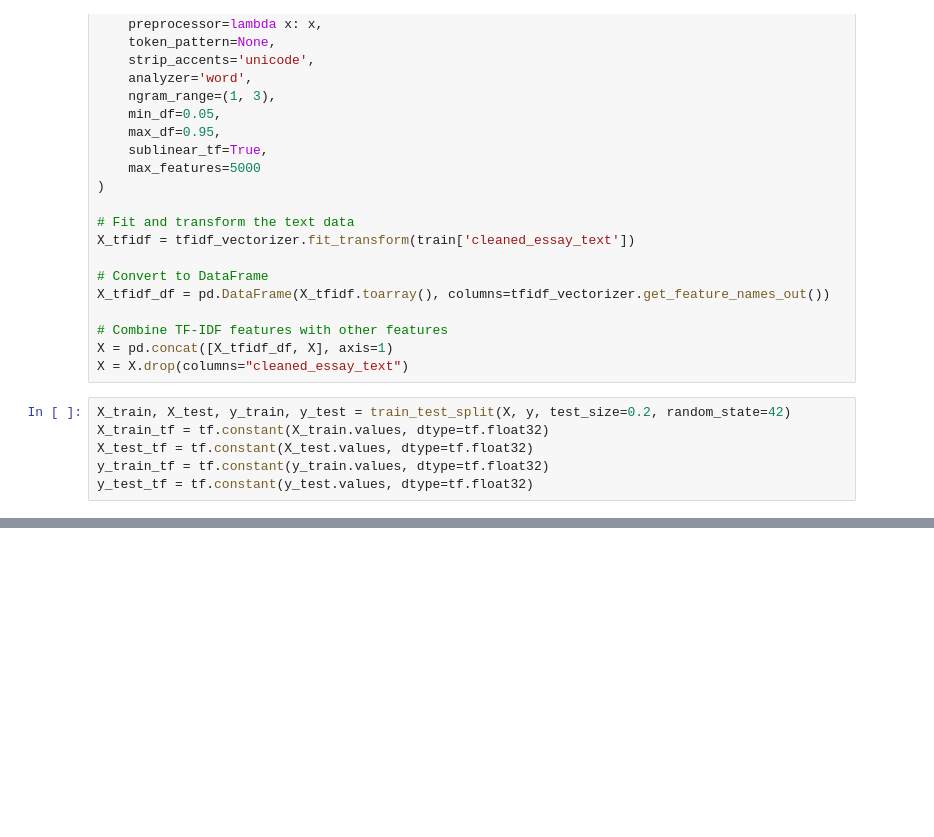
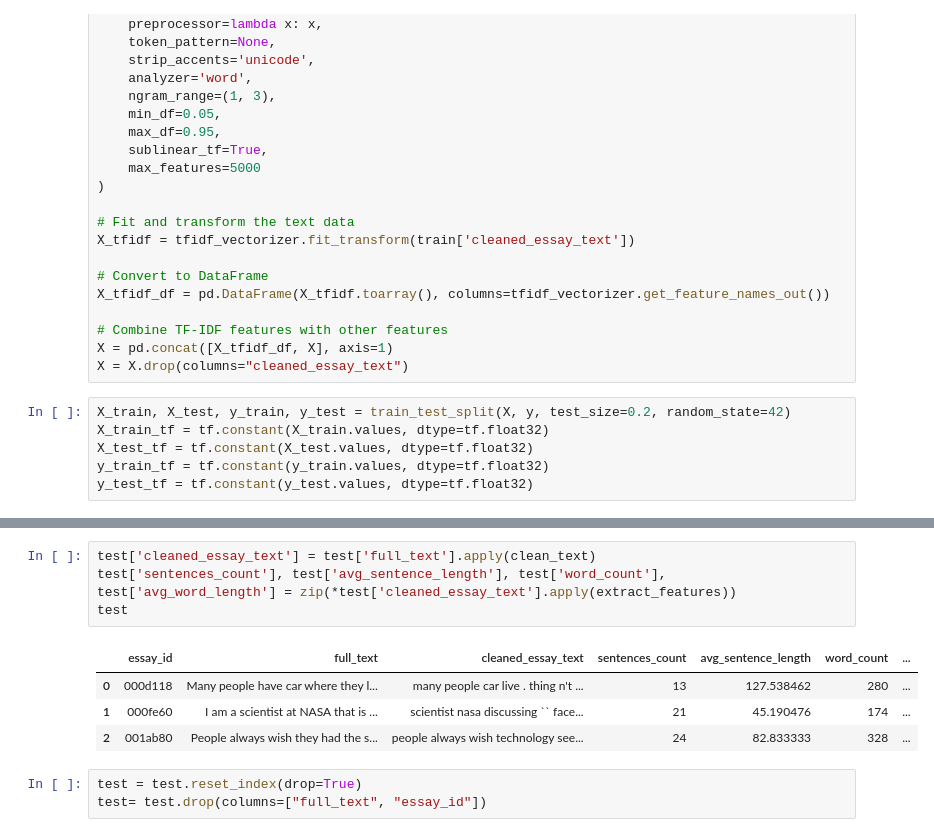
Before and after one commit to dagngyen/hcmus_23-24_automated-essay-scoring, a Jupyter notebook: model.ipynb, the cells around one changed output, grey strips where cells are left out. Drawn from its saved outputs; the diff is of its cells as text; blank space fills up the shorter version.

Commit message:
update apply model for test.csv

```diff
--- a/model.ipynb
+++ b/model.ipynb
@@ -266,0 +264,12 @@ qwk
+# %%
+test['cleaned_essay_text'] = test['full_text'].apply(clean_text)
+test['sentences_count'], test['avg_sentence_length'], test['word_count'], test['avg_word_length'] = zip(*test['cleaned_essay_text'].apply(extract_features))
+test
+# %% [output]
+|  | essay_id | full_text | cleaned_essay_text | sentences_count | avg_sentence_length | word_count | ... |
+| 0 | 000d118 | Many people have car where they l... | many people car live . thing n't ... | 13 | 127.538462 | 280 | ... |
+| 1 | 000fe60 | I am a scientist at NASA that is ... | scientist nasa discussing `` face... | 21 | 45.190476 | 174 | ... |
+| 2 | 001ab80 | People always wish they had the s... | people always wish technology see... | 24 | 82.833333 | 328 | ... |
+# %%
+test = test.reset_index(drop=True)
+test= test.drop(columns=["full_text", "essay_id"])
```
Also changed, not shown: parts of 10 cells of this notebook.
